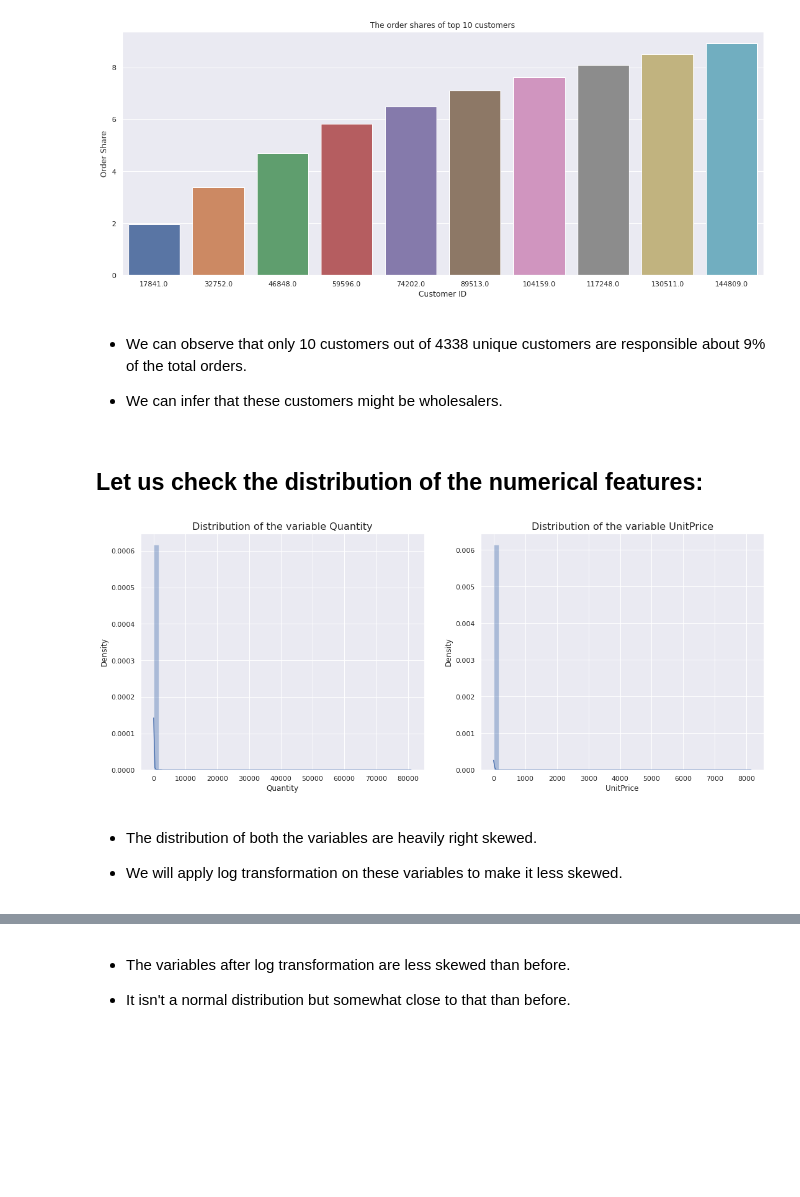
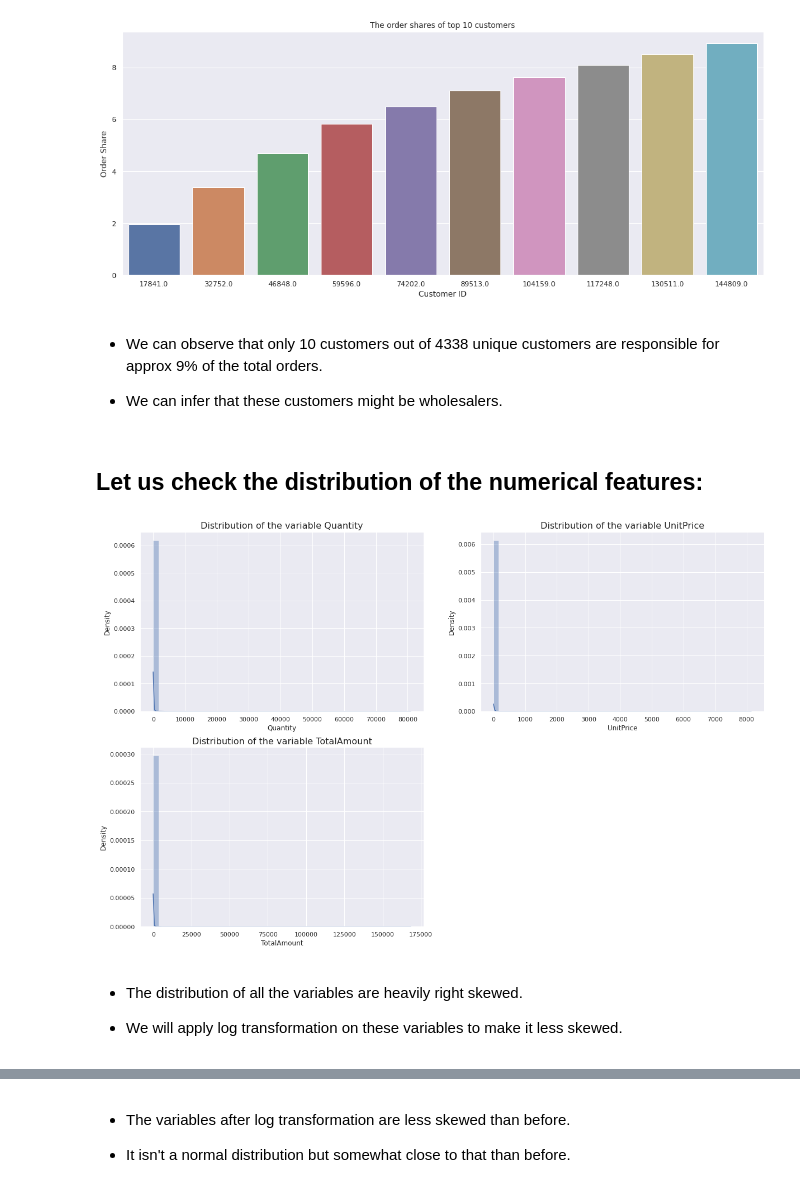
Before and after one commit to Rudrajit12/Online-Retail-Customer-Segmentation, a Jupyter notebook: Online_Retail_Customer_Segmentation_Capstone_Project.ipynb, the cells around one changed output, grey strips where cells are left out. Drawn from its saved outputs; the diff is of its cells as text; code cells hidden in the pictures; blank space fills up the shorter version.

```diff
--- a/Online_Retail_Customer_Segmentation_Capstone_Project.ipynb
+++ b/Online_Retail_Customer_Segmentation_Capstone_Project.ipynb
@@ -373,0 +398,3 @@ Name: UnitPrice, dtype: float64
+# %%
+# create TotalAmount from Quantity and UnitPrice
+cust_df['TotalAmount'] = cust_df['Quantity'] * cust_df['UnitPrice']
@@ -536,27 +577,27 @@ plt.show()
 # %% [output]
 [figure]
 # %% [markdown]
-* We can observe that only 10 customers out of 4338 unique customers are responsible about 9% of the total orders.
+* We can observe that only 10 customers out of 4338 unique customers are responsible for approx 9% of the total orders.
 
 * We can infer that these customers might be wholesalers.
 # %% [markdown]
 ## **Let us check the distribution of the numerical features:**
 # %%
 # plot the distribution of the numerical features
-num_features = ['Quantity', 'UnitPrice']
+num_features = ['Quantity', 'UnitPrice', 'TotalAmount']
 count = 1
-plt.subplots()
+plt.subplots(figsize=(20,13))
 for feature in num_features:
-  plt.subplot(1,2,count)
+  plt.subplot(2,2,count)
   sns.distplot(cust_df[feature])
   plt.title(f"Distribution of the variable {feature}", fontsize=16)
   plt.xlabel(f"{feature}")
   plt.ylabel("Density")
   count += 1
 # %% [output]
-[figure, old version]
+[figure, new version]
 # %% [markdown]
-* The distribution of both the variables are heavily right skewed.
+* The distribution of all the variables are heavily right skewed.
 
 * We will apply log transformation on these variables to make it less skewed.
 # %%
```
Also changed, not shown: parts of 27 cells of this notebook.
